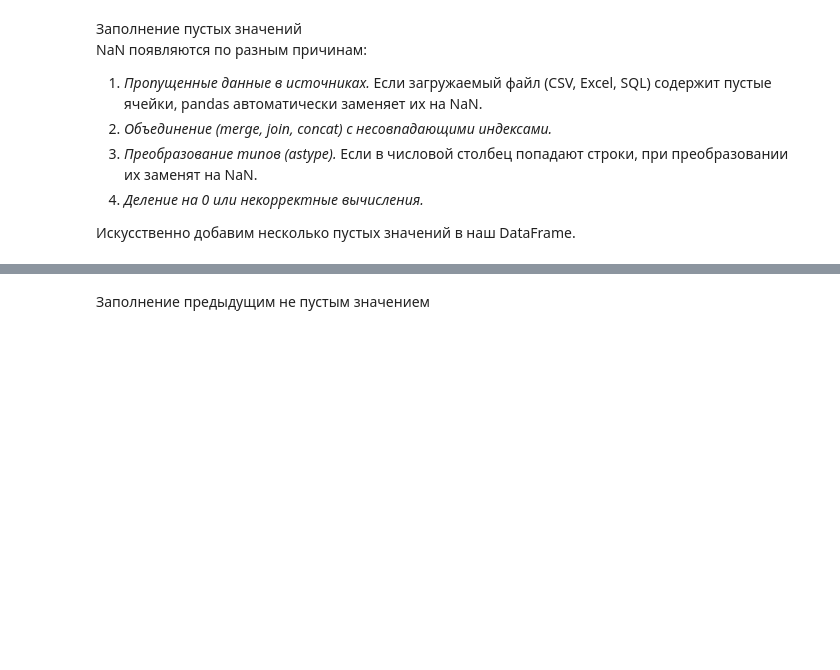
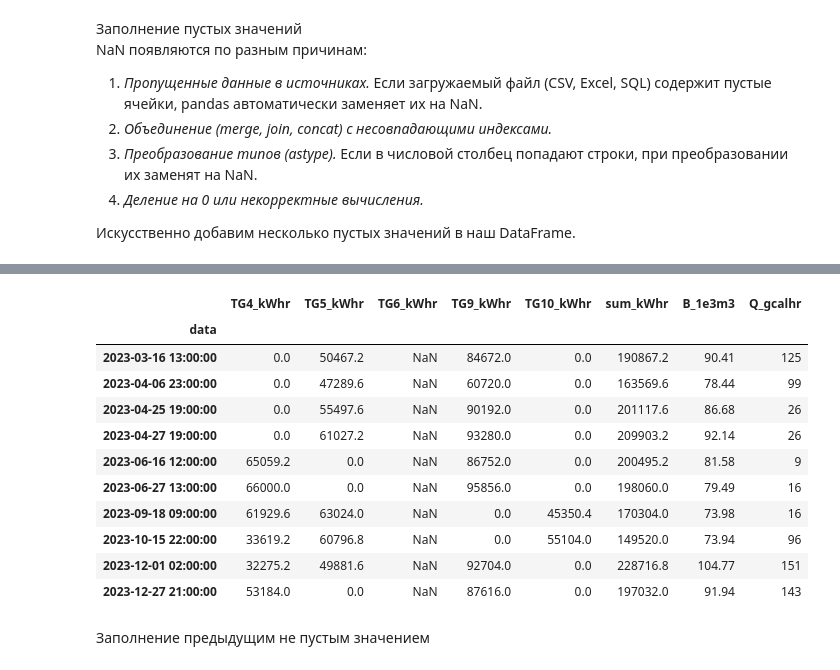
Before and after one commit to ArtyomShabunin/SMOPA-26, a Jupyter notebook: lesson_01.ipynb, the cells around one changed output, grey strips where cells are left out. Cells and saved outputs as stored; diff of their text form; code cells hidden in the pictures; blank space fills up the shorter version.

```diff
--- a/lesson_01.ipynb
+++ b/lesson_01.ipynb
@@ -342,7 +579,7 @@ df1.head()
 # %%
 Q_gcalhr = df1["Q_gcalhr"].copy()
 # %%
-# df1.loc[:, ["Q_gcalhr"]] = round(df1.loc[:, ["Q_gcalhr"]] * 4.184/3.6).astype("Int64")
-df1.loc[:, ["Q_gcalhr"]] = round(df1.loc[:, ["Q_gcalhr"]] * 4.184/3.6)
+df1.loc[:, ["Q_gcalhr"]] = round(df1.loc[:, ["Q_gcalhr"]] * 4.184/3.6).astype("Int64")
+# df1.loc[:, ["Q_gcalhr"]] = round(df1.loc[:, ["Q_gcalhr"]] * 4.184/3.6)
 # %%
 df1.head()
@@ -526,5 +885,20 @@ df1.info()
 # %%
 nan_index = df1[df1["TG6_kWhr"].isna()].index
+# %%
+df1.loc[nan_index]
+# %% [output]
+|  | TG4_kWhr | TG5_kWhr | TG6_kWhr | TG9_kWhr | TG10_kWhr | sum_kWhr | B_1e3m3 | Q_gcalhr |
+| data |  |  |  |  |  |  |  |  |
+| 2023-03-16 13:00:00 | 0.0 | 50467.2 | NaN | 84672.0 | 0.0 | 190867.2 | 90.41 | 125 |
+| 2023-04-06 23:00:00 | 0.0 | 47289.6 | NaN | 60720.0 | 0.0 | 163569.6 | 78.44 | 99 |
+| 2023-04-25 19:00:00 | 0.0 | 55497.6 | NaN | 90192.0 | 0.0 | 201117.6 | 86.68 | 26 |
+| 2023-04-27 19:00:00 | 0.0 | 61027.2 | NaN | 93280.0 | 0.0 | 209903.2 | 92.14 | 26 |
+| 2023-06-16 12:00:00 | 65059.2 | 0.0 | NaN | 86752.0 | 0.0 | 200495.2 | 81.58 | 9 |
+| 2023-06-27 13:00:00 | 66000.0 | 0.0 | NaN | 95856.0 | 0.0 | 198060.0 | 79.49 | 16 |
+| 2023-09-18 09:00:00 | 61929.6 | 63024.0 | NaN | 0.0 | 45350.4 | 170304.0 | 73.98 | 16 |
+| 2023-10-15 22:00:00 | 33619.2 | 60796.8 | NaN | 0.0 | 55104.0 | 149520.0 | 73.94 | 96 |
+| 2023-12-01 02:00:00 | 32275.2 | 49881.6 | NaN | 92704.0 | 0.0 | 228716.8 | 104.77 | 151 |
+| 2023-12-27 21:00:00 | 53184.0 | 0.0 | NaN | 87616.0 | 0.0 | 197032.0 | 91.94 | 143 |
 # %% [markdown]
 Заполнение предыдущим не пустым значением
 # %%
```
Also changed, not shown: parts of 81 cells of this notebook, 2 other files.
